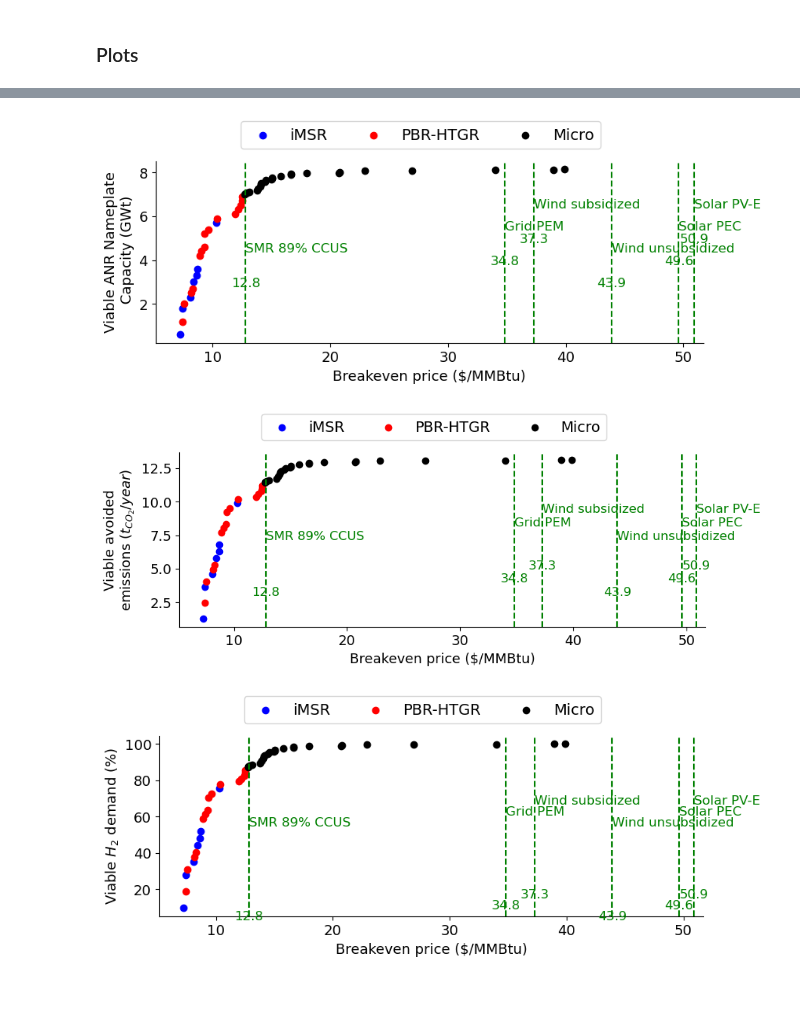
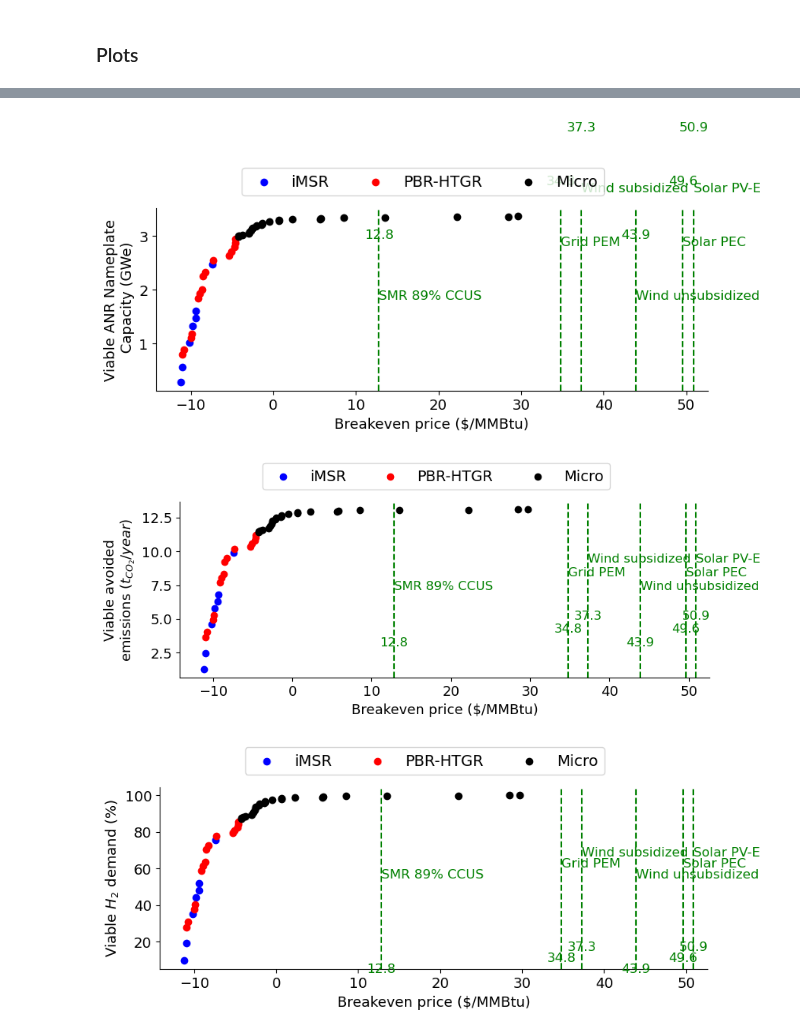
Before and after one commit to mgarrouste/SMR_deployment, a Jupyter notebook: code/pp_refining.ipynb, the cells around one changed output, grey strips where cells are left out. Cells and saved outputs as stored; diff of their text form; code cells hidden in the pictures; blank space fills up the shorter version.

```diff
--- a/code/pp_refining.ipynb
+++ b/code/pp_refining.ipynb
@@ -4,7 +4,7 @@ import pandas as pd
 import numpy as np
 import utils
 # %%
-anr_tag = 'NOAK'
+anr_tag = 'FOAK'
 wacc = utils.WACC
 cambium_scenario = 'MidCase'
 year = 2024
@@ -175,10 +175,10 @@ colors = ['blue', 'red', 'black']  # Adjust the colors according to the unique A
 # Initialize empty handles for legend
 handles = []
 # Plotting the data as scatter plots with different colors for each ANR type
-labels = {'ANR Nameplate Capacity (GWt)': 'Viable ANR Nameplate\n Capacity (GWt)',
+labels = {'ANR Nameplate Capacity (GWe)': 'Viable ANR Nameplate\n Capacity (GWe)',
             'Viable avoided emissions (MMT-CO2/year)': 'Viable avoided\n'r'emissions ($t_{CO_2}/year$)',
             'Cum h2 dem (%)':r'Viable $H_2$ demand (%)'}
-for i, col in enumerate(['ANR Nameplate Capacity (GWt)', 'Viable avoided emissions (MMT-CO2/year)', 'Cum h2 dem (%)']):
+for i, col in enumerate(['ANR Nameplate Capacity (GWe)', 'Viable avoided emissions (MMT-CO2/year)', 'Cum h2 dem (%)']):
     for anr_type, color in zip(anr_types, colors):
         subset = df[df['ANR type'] == anr_type]
         axs[i].scatter(subset['Breakeven price ($/MMBtu)'], subset[col], color=color, label=f'{anr_type}')
@@ -223,7 +222,7 @@ KeyError: 'ANR Nameplate Capacity (GWt)'
 #plt.rcParams['text.usetex'] = True
 plt.rcParams['legend.fontsize'] = 14
 plt.rcParams['font.size'] = 13
-labels = {'ANR Nameplate Capacity (GWt)': ['Viable ANR Nameplate\n Capacity (GWt)', 'capacity'],
+labels = {'ANR Nameplate Capacity (GWe)': ['Viable ANR Nameplate\n Capacity (GWe)', 'capacity'],
             'Viable avoided emissions (MMT-CO2/year)': ['Viable avoided\n'r'emissions ($t_{CO_2}/year$)', 'emission'],
             'Cum h2 dem (%)':[r'Viable $H_2$ demand (%)', 'h2_demand']}
 
@@ -236,33 +235,33 @@ def plot_against_be(df, col_name, y_label, save_label):
         axs.scatter(subset['Breakeven price ($/MMBtu)'], subset[col_name], color=color, label=f'{anr_type}')
     axs.set_ylabel(y_label)
     axs.set_xlabel('Breakeven price ($/MMBtu)')
     axs.spines['top'].set_visible(False)
     axs.spines['right'].set_visible(False)
 
     # Adding vertical lines and labels for competing RES
     res_be = pd.read_csv('./results/res_be_refining.csv')
     res_be.sort_values(by='Breakeven price ($/MMBtu)', inplace=True)
     res_be['Breakeven price ($/MMBtu)'] = res_be.apply(lambda x:np.round(x['Breakeven price ($/MMBtu)'],1), axis=1)
     res_vert_lines = list(res_be['Breakeven price ($/MMBtu)'])
     for l,line in enumerate(res_vert_lines):
         axs.axvline(x=line, linestyle='--',color='green')
         res_labels = res_be['RES']
     count = 0
     for x, label in zip(res_vert_lines, res_labels):
         if save_label =='h2_demand': modulo=6
         else: modulo=1
         axs.text(x, (axs.get_ylim()[1]+axs.get_ylim()[0])/2+modulo*np.mod(count,3), label, fontsize=12, color='green')
         axs.text(x, axs.get_ylim()[0]+modulo*np.mod(count,3)+3, str(x), color='green', fontsize=12, va='top',ha='center')
         count+=1
         # Setting the title and labels
     axs.set_xlabel('Breakeven price ($/MMBtu)')
     handles, labels = axs.get_legend_handles_labels()
     fig.legend(handles, labels,  bbox_to_anchor=(.5,1.08),loc='upper center', ncol=len(anr_types))
     fig.savefig(save_fig_path+'_'+save_label+'.png', bbox_inches='tight')
 
 for col_name, label_list in labels.items():
     plot_against_be(df, col_name, y_label=label_list[0], save_label=label_list[1])
 # %% [output]
-[figure, old version]
+[figure, new version]
-[figure, old version]
+[figure, new version]
-[figure, old version]
+[figure, new version]
```
Also changed, not shown: parts of 3 cells of this notebook, 4 other files.
